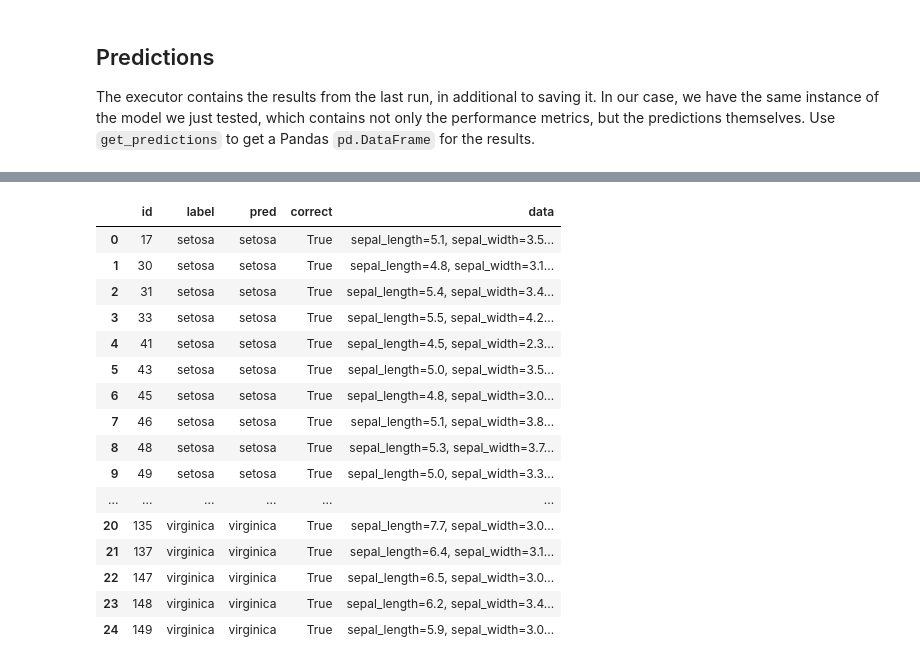
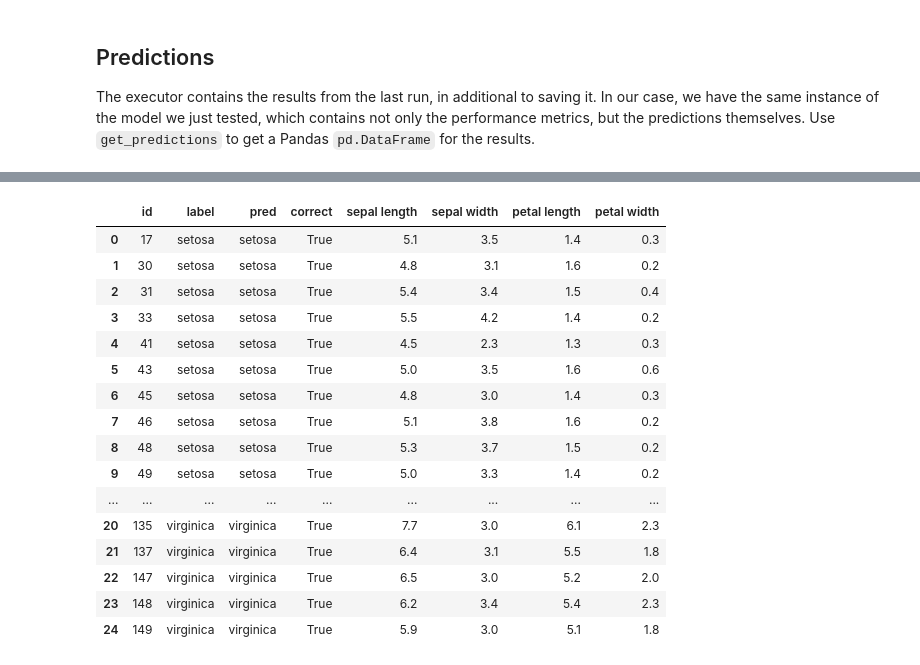
Before and after one commit to plandes/deeplearn, a Jupyter notebook: notebook/iris.ipynb, the cells around one changed output, grey strips where cells are left out. Cells and saved outputs as stored; diff of their text form; code cells hidden in the pictures.

```diff
--- a/notebook/iris.ipynb
+++ b/notebook/iris.ipynb
@@ -276,12 +276,16 @@ Learning rate: 0.005
 
 The executor contains the results from the last run, in additional to saving it.  In our case, we have the same instance of the model we just tested, which contains not only the performance metrics, but the predictions themselves.  Use `get_predictions` to get a Pandas `pd.DataFrame` for the results.
 # %%
+from iris.model import IrisDataPoint
+
 # optionally, we can transform the data point instance used, otherwise it defaults to `str`
-def map_data_point(dp):
+def map_data_point(dp: IrisDataPoint):
     """Map the data point's Pandas row information (pd.Series) to key/value string.
+
+    :param dp: the data point created by the ``iris_dataset_stash`` as defined in the configuration
 
     """
     s = ', '.join(map(lambda x: f'{x[0]}={x[1]}', dp.row.iteritems()))
-    return (s,)
-facade.get_predictions(transform=map_data_point)
+    return dp.row['sepal_length'], dp.row['sepal_width'], dp.row['petal_length'], dp.row['petal_width']
+facade.get_predictions(column_names=['sepal length', 'sepal width', 'petal length', 'petal width'], transform=map_data_point)
 # %% [output]
@@ -290,17 +294,17 @@ facade.get_predictions(transform=map_data_point)
-|  | id | label | pred | correct | data |
-| 0 | 17 | setosa | setosa | True | sepal_length=5.1, sepal_width=3.5... |
-| 1 | 30 | setosa | setosa | True | sepal_length=4.8, sepal_width=3.1... |
-| 2 | 31 | setosa | setosa | True | sepal_length=5.4, sepal_width=3.4... |
-| 3 | 33 | setosa | setosa | True | sepal_length=5.5, sepal_width=4.2... |
-| 4 | 41 | setosa | setosa | True | sepal_length=4.5, sepal_width=2.3... |
-| 5 | 43 | setosa | setosa | True | sepal_length=5.0, sepal_width=3.5... |
-| 6 | 45 | setosa | setosa | True | sepal_length=4.8, sepal_width=3.0... |
-| 7 | 46 | setosa | setosa | True | sepal_length=5.1, sepal_width=3.8... |
-| 8 | 48 | setosa | setosa | True | sepal_length=5.3, sepal_width=3.7... |
-| 9 | 49 | setosa | setosa | True | sepal_length=5.0, sepal_width=3.3... |
-| ... | ... | ... | ... | ... | ... |
-| 20 | 135 | virginica | virginica | True | sepal_length=7.7, sepal_width=3.0... |
-| 21 | 137 | virginica | virginica | True | sepal_length=6.4, sepal_width=3.1... |
-| 22 | 147 | virginica | virginica | True | sepal_length=6.5, sepal_width=3.0... |
-| 23 | 148 | virginica | virginica | True | sepal_length=6.2, sepal_width=3.4... |
-| 24 | 149 | virginica | virginica | True | sepal_length=5.9, sepal_width=3.0... |
+|  | id | label | pred | correct | sepal length | sepal width | petal length | petal width |
+| 0 | 17 | setosa | setosa | True | 5.1 | 3.5 | 1.4 | 0.3 |
+| 1 | 30 | setosa | setosa | True | 4.8 | 3.1 | 1.6 | 0.2 |
+| 2 | 31 | setosa | setosa | True | 5.4 | 3.4 | 1.5 | 0.4 |
+| 3 | 33 | setosa | setosa | True | 5.5 | 4.2 | 1.4 | 0.2 |
+| 4 | 41 | setosa | setosa | True | 4.5 | 2.3 | 1.3 | 0.3 |
+| 5 | 43 | setosa | setosa | True | 5.0 | 3.5 | 1.6 | 0.6 |
+| 6 | 45 | setosa | setosa | True | 4.8 | 3.0 | 1.4 | 0.3 |
+| 7 | 46 | setosa | setosa | True | 5.1 | 3.8 | 1.6 | 0.2 |
+| 8 | 48 | setosa | setosa | True | 5.3 | 3.7 | 1.5 | 0.2 |
+| 9 | 49 | setosa | setosa | True | 5.0 | 3.3 | 1.4 | 0.2 |
+| ... | ... | ... | ... | ... | ... | ... | ... | ... |
+| 20 | 135 | virginica | virginica | True | 7.7 | 3.0 | 6.1 | 2.3 |
+| 21 | 137 | virginica | virginica | True | 6.4 | 3.1 | 5.5 | 1.8 |
+| 22 | 147 | virginica | virginica | True | 6.5 | 3.0 | 5.2 | 2.0 |
+| 23 | 148 | virginica | virginica | True | 6.2 | 3.4 | 5.4 | 2.3 |
+| 24 | 149 | virginica | virginica | True | 5.9 | 3.0 | 5.1 | 1.8 |
```
Also changed, not shown: parts of 6 cells of this notebook.
